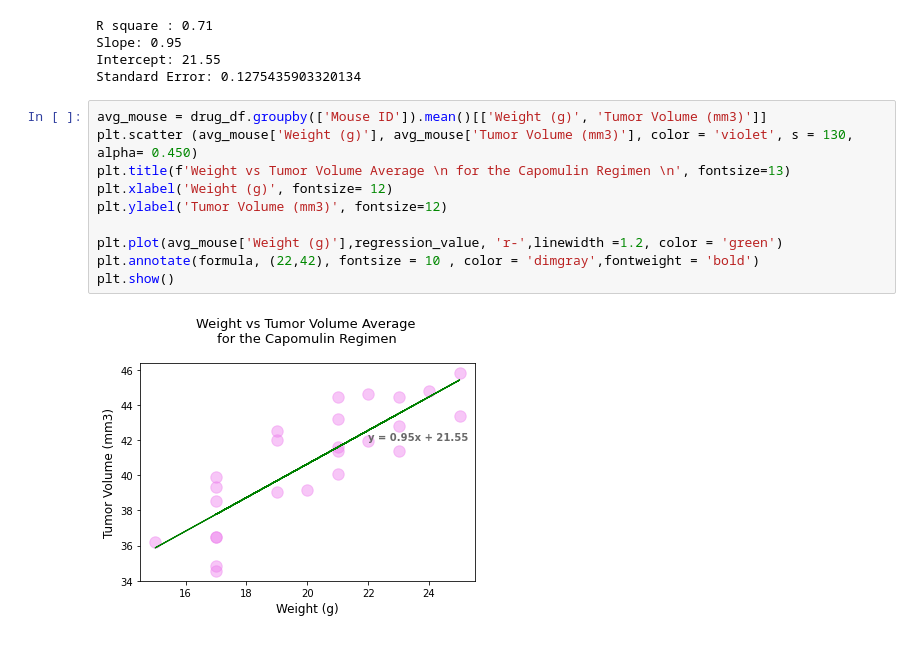
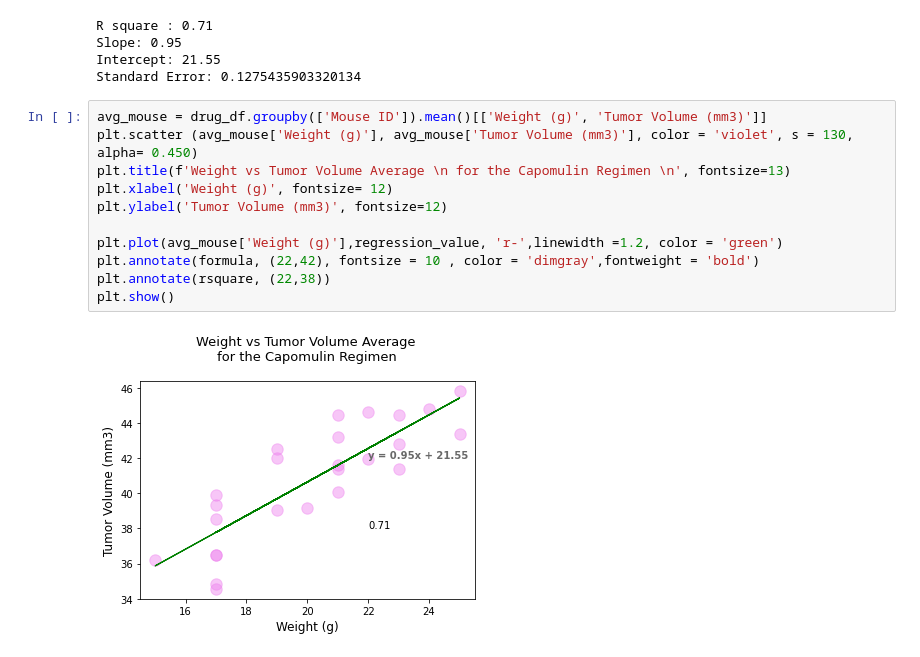
Before and after one commit to susanquiros/Matplotlib--The-Power-of-Plots, a Jupyter notebook: Pymaceuticals/pymaceuticals_starter.ipynb, the cells around one changed output. Saved outputs shown, nothing was run; the diff lists cells and outputs as text.

```diff
--- a/Pymaceuticals/pymaceuticals_starter.ipynb
+++ b/Pymaceuticals/pymaceuticals_starter.ipynb
@@ -381,12 +381,13 @@ Standard Error: 0.1275435903320134
 # %%
 avg_mouse = drug_df.groupby(['Mouse ID']).mean()[['Weight (g)', 'Tumor Volume (mm3)']]
 plt.scatter (avg_mouse['Weight (g)'], avg_mouse['Tumor Volume (mm3)'], color = 'violet', s = 130, alpha= 0.450)
 plt.title(f'Weight vs Tumor Volume Average \n for the Capomulin Regimen \n', fontsize=13)
 plt.xlabel('Weight (g)', fontsize= 12)
 plt.ylabel('Tumor Volume (mm3)', fontsize=12)
 
 plt.plot(avg_mouse['Weight (g)'],regression_value, 'r-',linewidth =1.2, color = 'green')
 plt.annotate(formula, (22,42), fontsize = 10 , color = 'dimgray',fontweight = 'bold')
+plt.annotate(rsquare, (22,38))
 plt.show()
 # %% [output]
-[figure, old version]
+[figure, new version]
```
